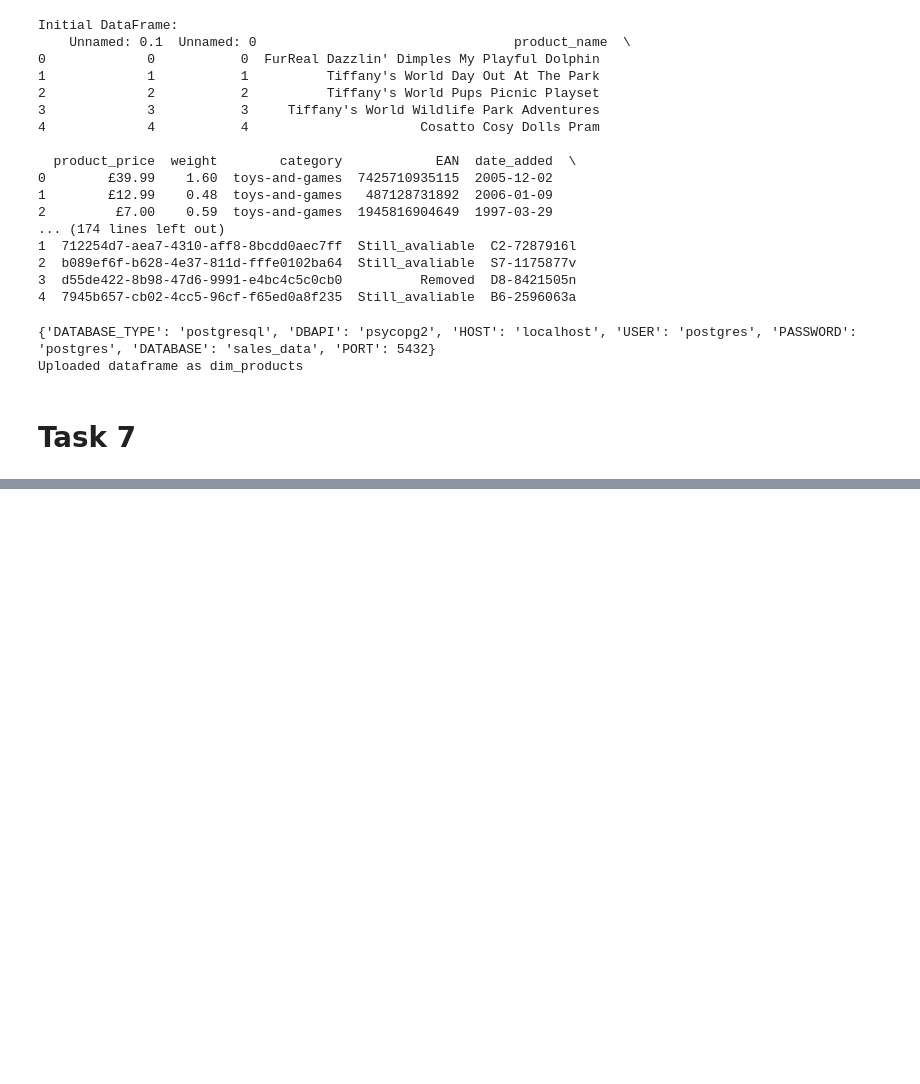
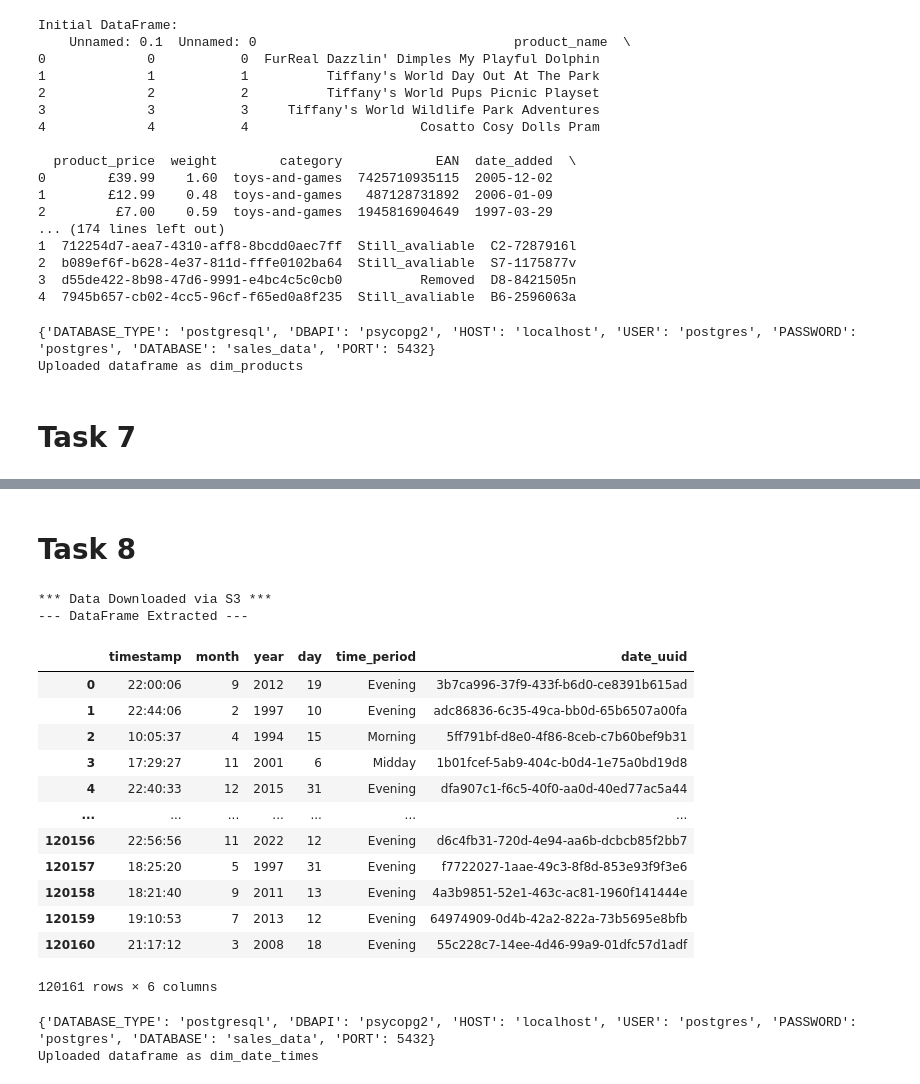
Before and after one commit to Yushamsi/multinational-retail-data-centralisation129, a Jupyter notebook: main.ipynb, the cells around one changed output, grey strips where cells are left out. Drawn from its saved outputs; the diff is of its cells as text; code cells hidden in the pictures; blank space fills up the shorter version.

```diff
--- a/main.ipynb
+++ b/main.ipynb
@@ -376,0 +471,30 @@ Uploaded dataframe as dim_products
+# %% [markdown]
+# Task 8
+# %%
+s3_address = 'https://data-handling-public.s3.eu-west-1.amazonaws.com/date_details.json'
+extract = data_extraction.DataExtractor()
+date_details_df = extract.extract_from_s3(s3_address)
+display(date_details_df)
+# %% [output]
+*** Data Downloaded via S3 ***
+--- DataFrame Extracted ---
+|  | timestamp | month | year | day | time_period | date_uuid |
+| 0 | 22:00:06 | 9 | 2012 | 19 | Evening | 3b7ca996-37f9-433f-b6d0-ce8391b615ad |
+| 1 | 22:44:06 | 2 | 1997 | 10 | Evening | adc86836-6c35-49ca-bb0d-65b6507a00fa |
+| 2 | 10:05:37 | 4 | 1994 | 15 | Morning | 5ff791bf-d8e0-4f86-8ceb-c7b60bef9b31 |
+| 3 | 17:29:27 | 11 | 2001 | 6 | Midday | 1b01fcef-5ab9-404c-b0d4-1e75a0bd19d8 |
+| 4 | 22:40:33 | 12 | 2015 | 31 | Evening | dfa907c1-f6c5-40f0-aa0d-40ed77ac5a44 |
+| ... | ... | ... | ... | ... | ... | ... |
+| 120156 | 22:56:56 | 11 | 2022 | 12 | Evening | d6c4fb31-720d-4e94-aa6b-dcbcb85f2bb7 |
+| 120157 | 18:25:20 | 5 | 1997 | 31 | Evening | f7722027-1aae-49c3-8f8d-853e93f9f3e6 |
+| 120158 | 18:21:40 | 9 | 2011 | 13 | Evening | 4a3b9851-52e1-463c-ac81-1960f141444e |
+| 120159 | 19:10:53 | 7 | 2013 | 12 | Evening | 64974909-0d4b-42a2-822a-73b5695e8bfb |
+| 120160 | 21:17:12 | 3 | 2008 | 18 | Evening | 55c228c7-14ee-4d46-99a9-01dfc57d1adf |
+120161 rows × 6 columns
+# %%
+utils = database_utils.DatabaseConnector()
+sales_engine = utils.init_db_engine('my_sales_db.yaml')
+utils.upload_to_db(pandas_dataframe=date_details_df, upload_table_name='dim_date_times', engine=sales_engine)
+# %% [output]
+{'DATABASE_TYPE': 'postgresql', 'DBAPI': 'psycopg2', 'HOST': 'localhost', 'USER': 'postgres', 'PASSWORD': 'postgres', 'DATABASE': 'sales_data', 'PORT': 5432}
+Uploaded dataframe as dim_date_times
```
Also changed, not shown: parts of 7 cells of this notebook, 7 other files.
